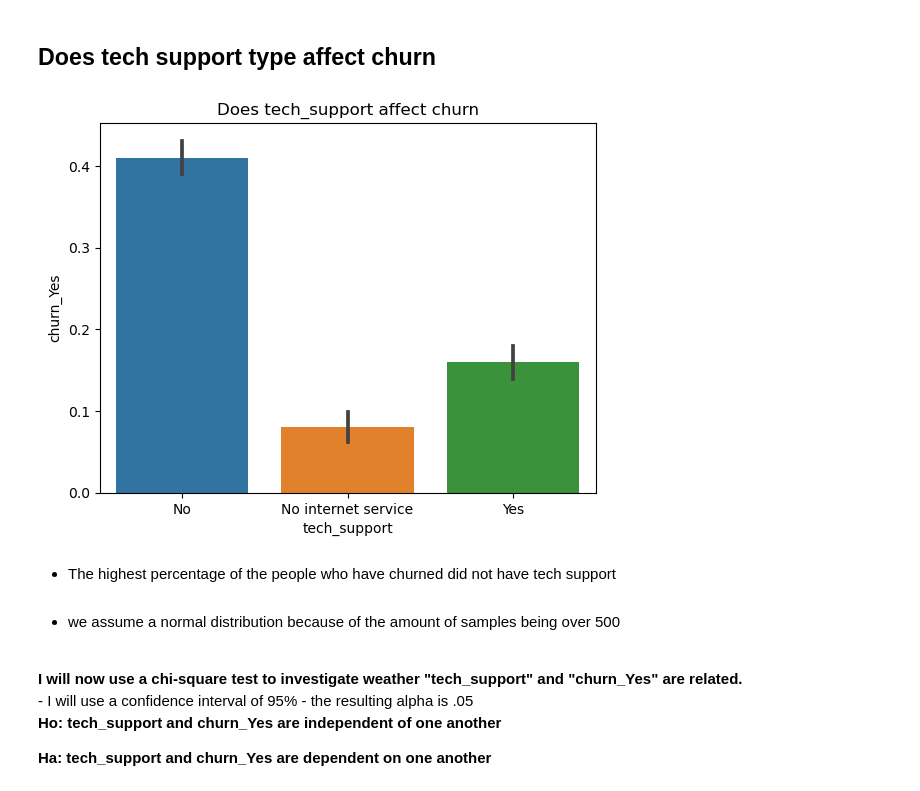
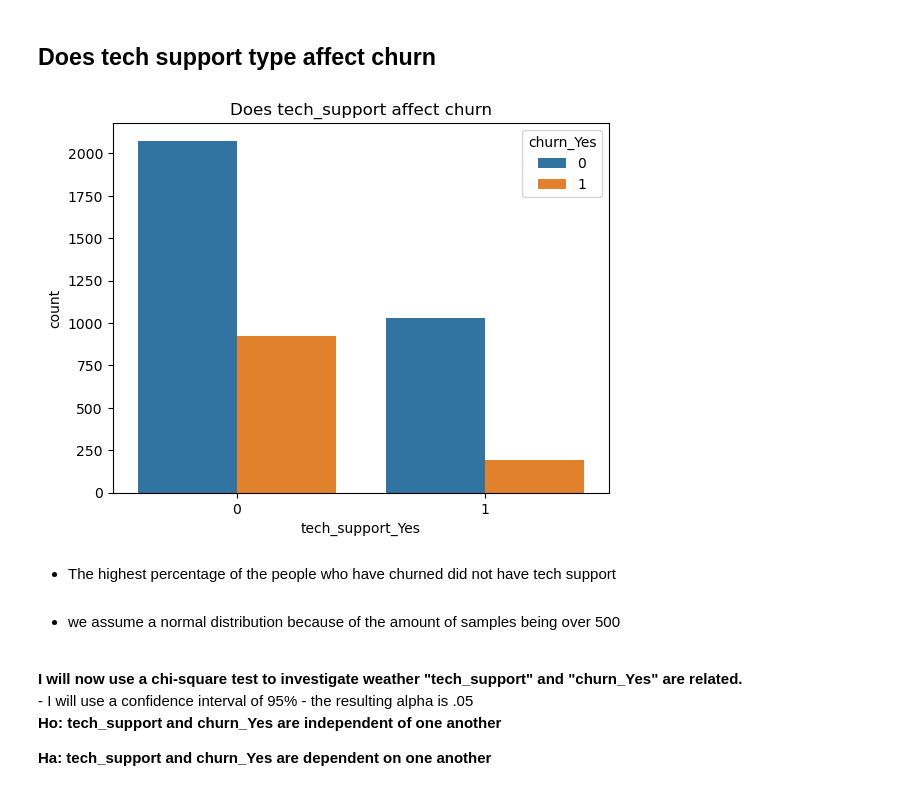
Before and after one commit to Divante222/project_1_telco_churn, a Jupyter notebook: final_report.ipynb, the cells around one changed output. Cells and saved outputs as stored; diff of their text form; code cells hidden in the pictures.

```diff
--- a/final_report.ipynb
+++ b/final_report.ipynb
@@ -245,12 +200,9 @@ device_protection and churn_Yes are dependent on one another
 ## Does tech support type affect churn
 # %%
 #plotting tech_support and churn_Yes
-plt.title('Does tech_support affect churn')
-ax = sns.barplot(x='tech_support', y ='churn_Yes', data = train)
-
-plt.show()
+wrangle.get_barplot_tech_support(train)
 # %% [output]
-[figure, old version]
+[figure, new version]
 # %% [markdown]
 - The highest percentage of the people who have churned did not have tech support
 <br><br>
```
Also changed, not shown: parts of 25 cells of this notebook, 2 other files.
